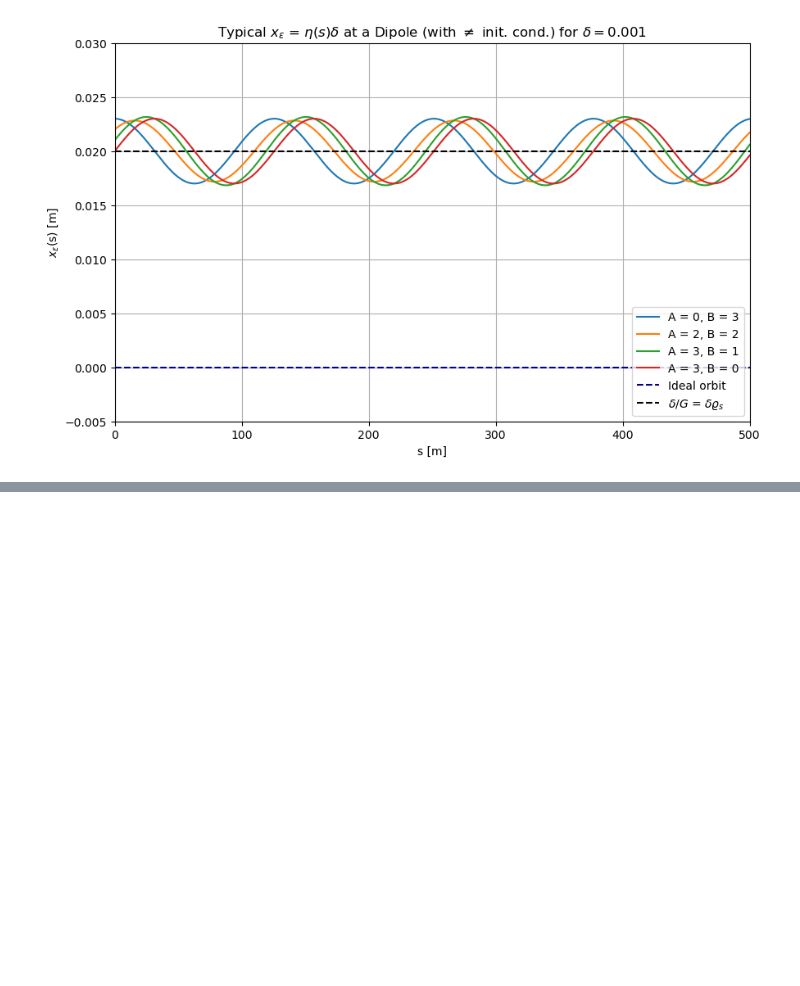
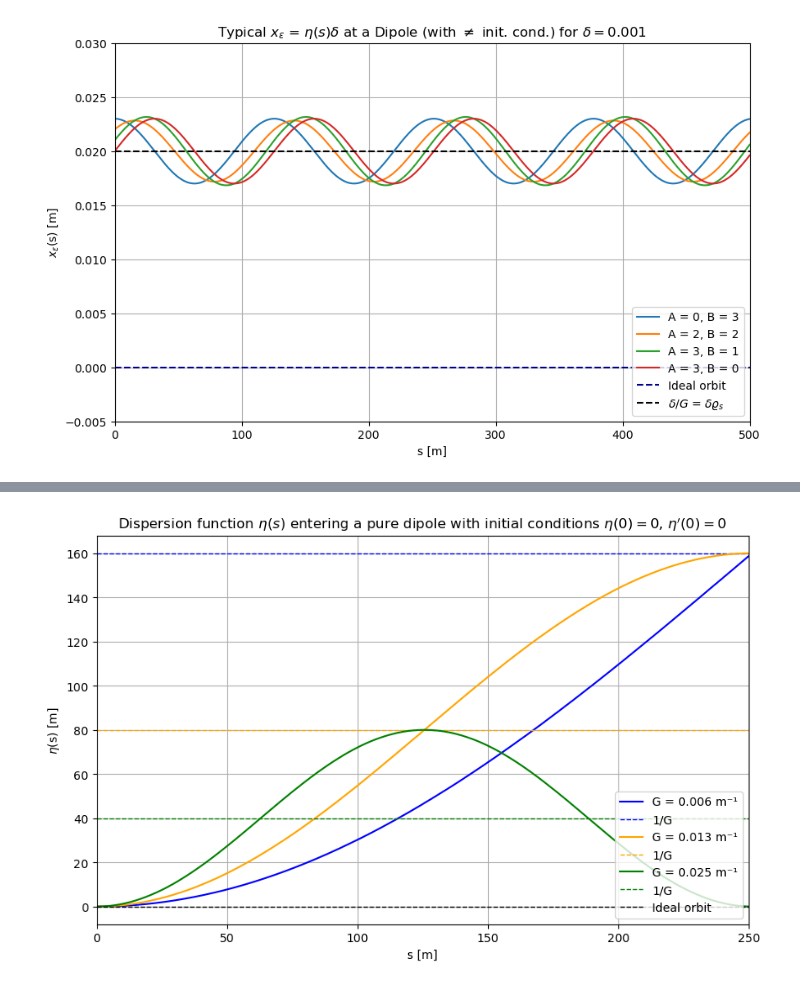
Before and after one commit to HenriqueWS11/fac-henrique, a Jupyter notebook: coding/initial_explorations/energy_oscillations.ipynb, the cells around one changed output, grey strips where cells are left out. Saved outputs shown, nothing was run; the diff lists cells and outputs as text; code cells hidden in the pictures; blank space fills up the shorter version.

```diff
--- a/coding/initial_explorations/energy_oscillations.ipynb
+++ b/coding/initial_explorations/energy_oscillations.ipynb
@@ -111,0 +144,26 @@ plt.show()
+# %%
+import numpy as np
+from matplotlib import pyplot as plt
+
+
+G = [1/160, 1/80, 1/40] # 1/m
+s = np.linspace(0, 250, 1000) # [m]
+
+def f(s, G):
+    return 1/G * (1 - np.cos(G * s))
+
+colors = ['blue', 'orange', 'green']
+plt.figure(figsize=(10, 6))
+for g in G:
+    plt.plot(s, f(s, g), label=f'G = {g:.3f} m⁻¹', color=colors[G.index(g)])
+    plt.hlines(1/g, s[0], s[-1], linestyle='--', label='1/G', color=colors[G.index(g)], linewidth=1) # Add horizontal line for each 1/G
+plt.hlines(0, s[0], s[-1], color='black', linestyle='--', label='Ideal orbit', linewidth=1)
+plt.xlabel('s [m]')
+plt.ylabel(r'$\eta$(s) [m]')
+plt.xlim(0, s[-1])
+plt.title('Dispersion function $\eta(s)$ entering a pure dipole with initial conditions $\eta(0) = 0$, $\eta\'(0) = 0$')
+plt.grid()
+plt.legend(loc='lower right')
+plt.show()
+# %% [output]
+[figure, added]
```
Also changed, not shown: parts of 2 cells of this notebook, 11 other files.
